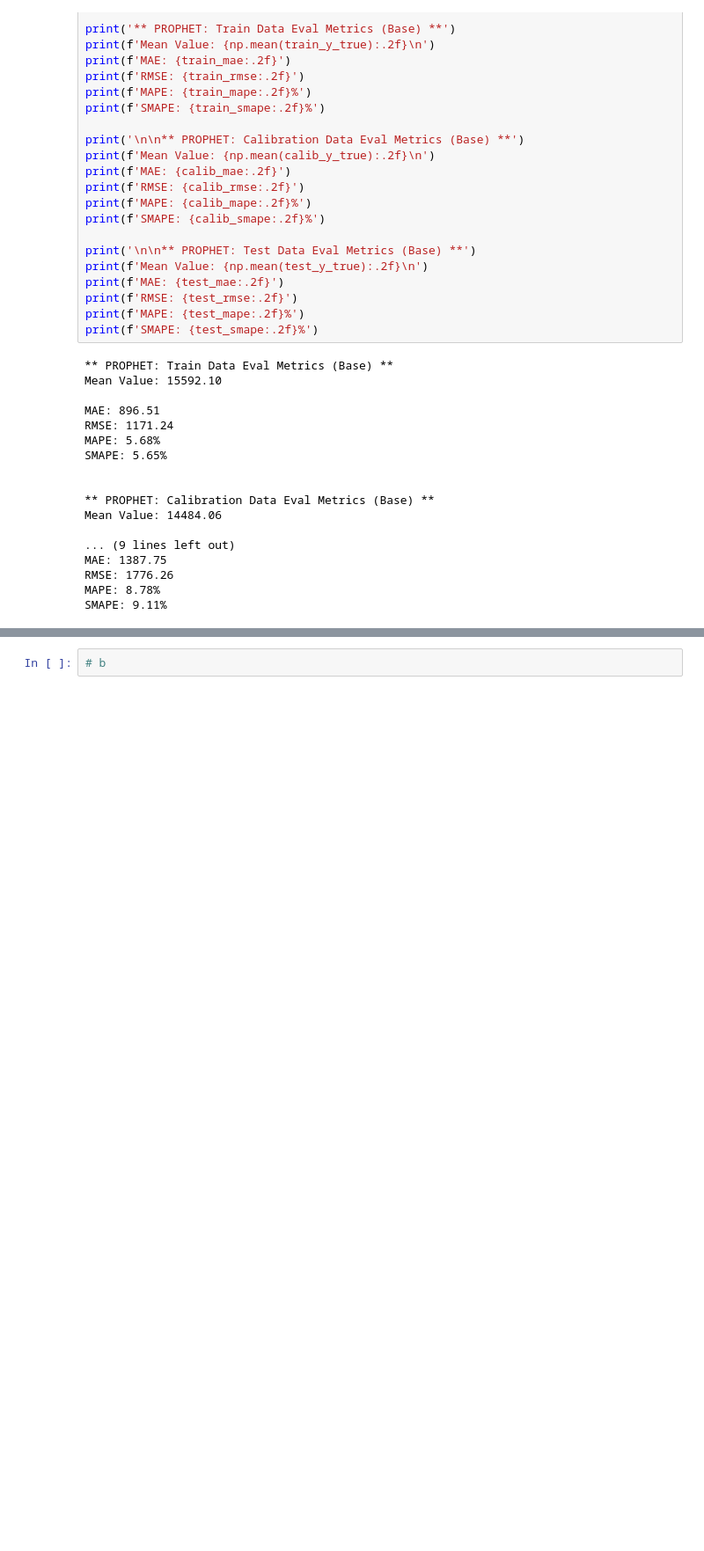
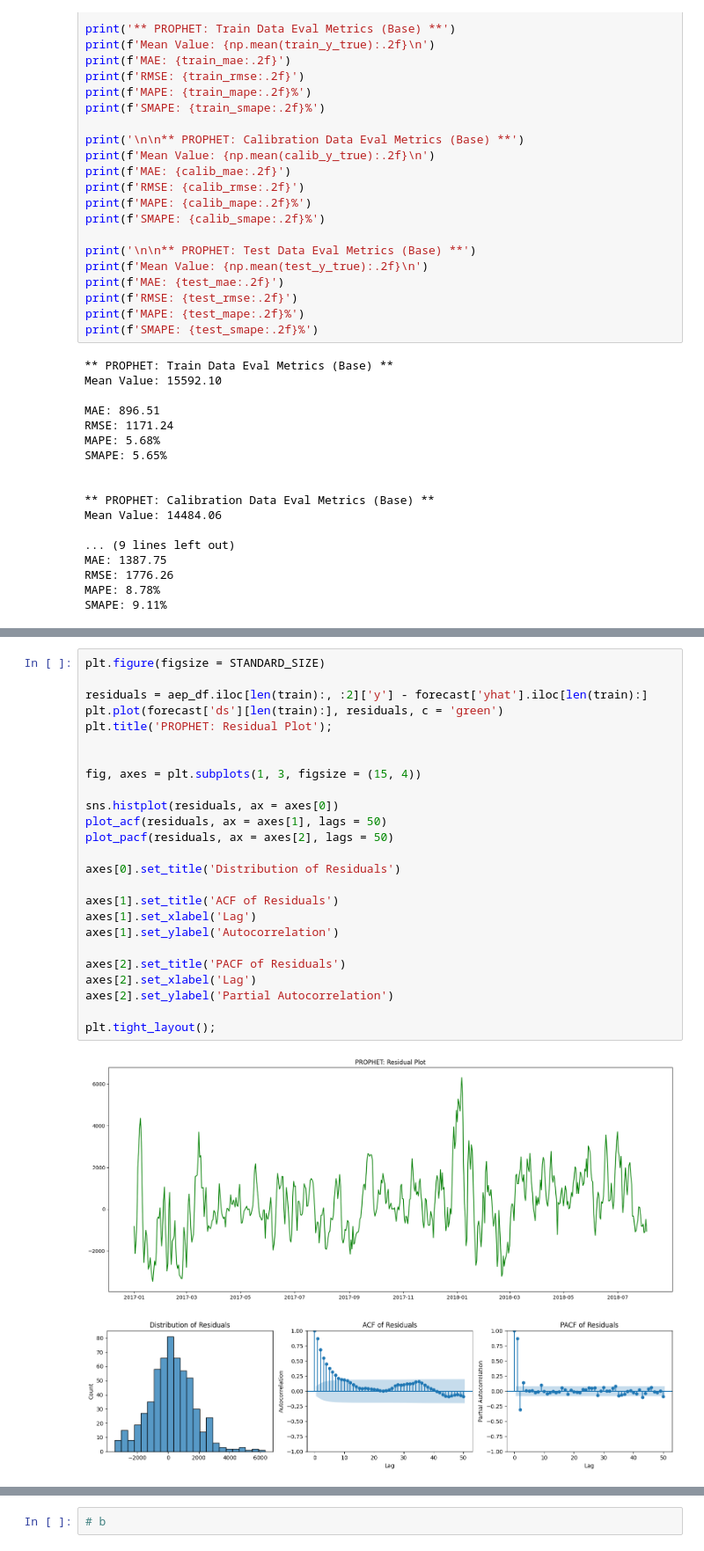
Before and after one commit to munas-git/US-Energy-Consumption-Forecasting-Prophet-NeuralProphet, a Jupyter notebook: analysis.ipynb, the cells around one changed output, grey strips where cells are left out. Shown at 88% size. Drawn from its saved outputs; the diff is of its cells as text; blank space fills up the shorter version.

```diff
--- a/analysis.ipynb
+++ b/analysis.ipynb
@@ -436,0 +420,28 @@ SMAPE: 9.11%
+# %%
+plt.figure(figsize = STANDARD_SIZE)
+
+residuals = aep_df.iloc[len(train):, :2]['y'] - forecast['yhat'].iloc[len(train):]
+plt.plot(forecast['ds'][len(train):], residuals, c = 'green')
+plt.title('PROPHET: Residual Plot');
+
+
+fig, axes = plt.subplots(1, 3, figsize = (15, 4))
+
+sns.histplot(residuals, ax = axes[0])
+plot_acf(residuals, ax = axes[1], lags = 50)
+plot_pacf(residuals, ax = axes[2], lags = 50)
+
+axes[0].set_title('Distribution of Residuals')
+
+axes[1].set_title('ACF of Residuals')
+axes[1].set_xlabel('Lag')
+axes[1].set_ylabel('Autocorrelation')
+
+axes[2].set_title('PACF of Residuals')
+axes[2].set_xlabel('Lag')
+axes[2].set_ylabel('Partial Autocorrelation')
+
+plt.tight_layout();
+# %% [output]
+[figure, added]
+[figure, added]
```
Also changed, not shown: parts of 22 cells of this notebook.
